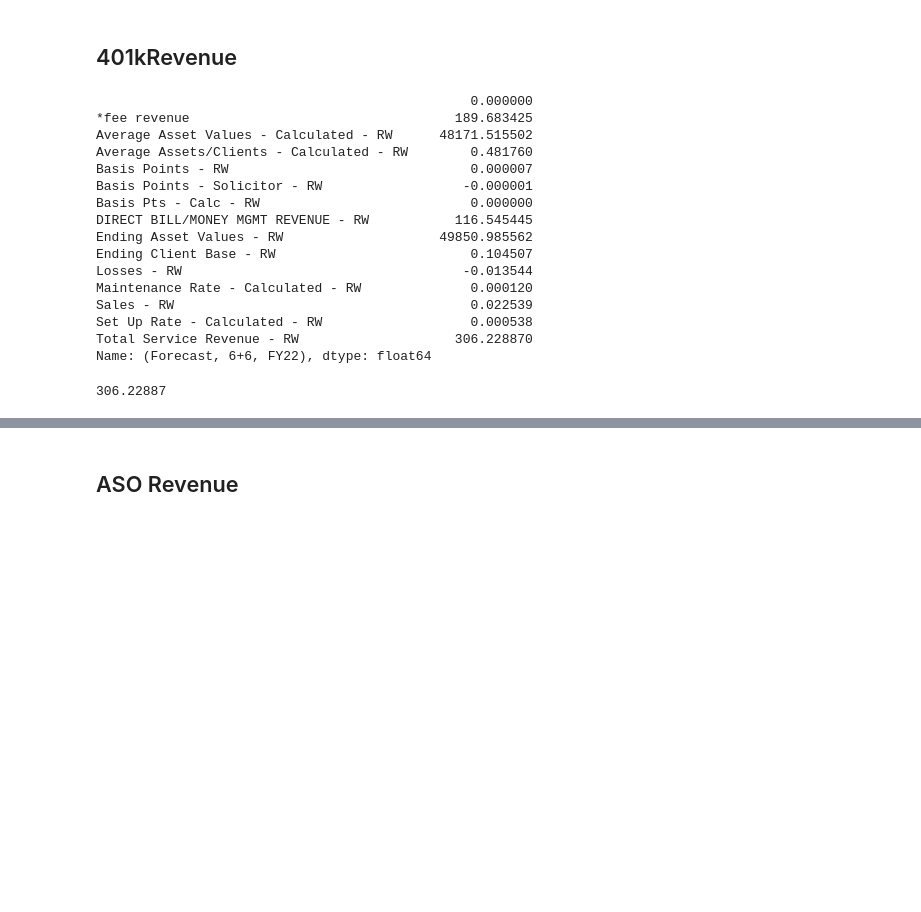
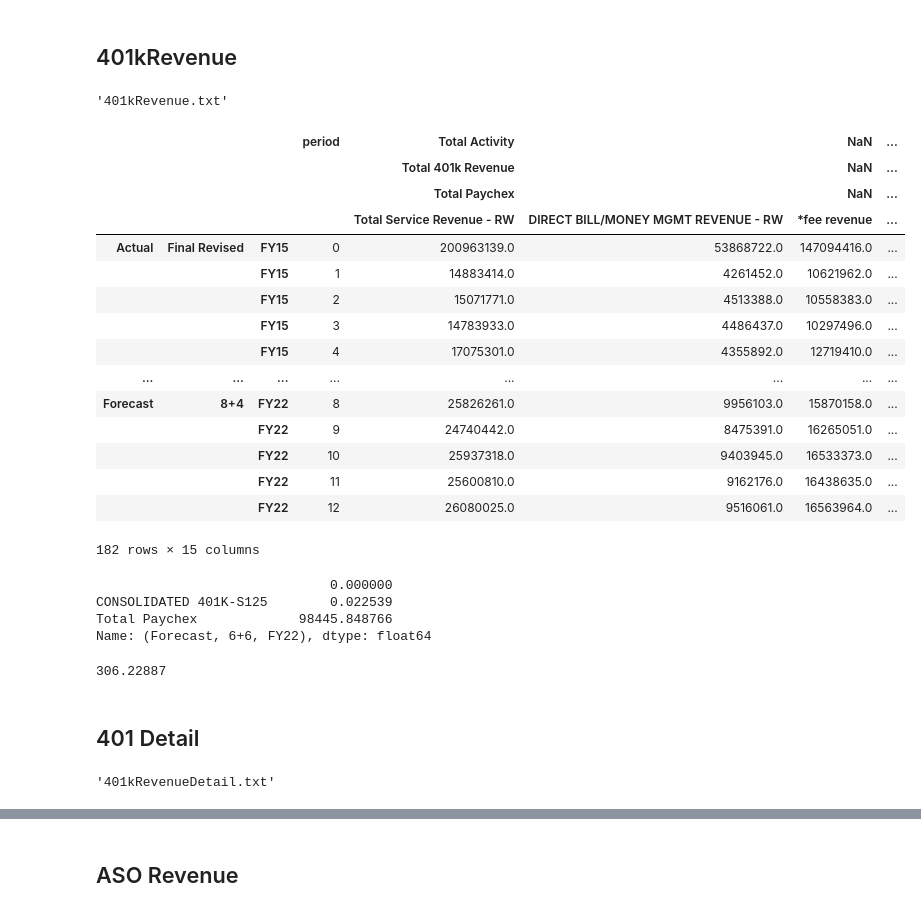
Before and after one commit to jluisjm/Paychex_revenue_forecast, a Jupyter notebook: clean_data.ipynb, the cells around one changed output, grey strips where cells are left out. Drawn from its saved outputs; the diff is of its cells as text; code cells hidden in the pictures; blank space fills up the shorter version.

Commit message:
clean data details

```diff
--- a/clean_data.ipynb
+++ b/clean_data.ipynb
@@ -94,5 +94,9 @@ blob_list
 # %% [markdown]
 ## 401kRevenue
+# %%
+blob_list[0]
+# %% [output]
+'401kRevenue.txt'
 # %%
 df = get_df(blob_service_client, blob_list[0], container= container_name)\
     .reset_index(-1)\
@@ -103,25 +107,32 @@ df['period'] = df['period']\
     .replace({'\nJun': 1, '\nJul': 2, '\nAug': 3, '\nSep': 4, '\nOct': 5, '\nNov': 6, '\nDec': 7, '\nJan': 8,
              '\nFeb': 9, '\nMar': 10, '\nApr': 11, '\nMay': 12, 'YearTotal':0})\
     .astype('int')
+# %%
+df
+# %% [output]
+|  |  |  | period | Total Activity |  | NaN | ... |
+|  |  |  |  | Total 401k Revenue |  | NaN | ... |
+|  |  |  |  | Total Paychex |  | NaN | ... |
+|  |  |  |  | Total Service Revenue - RW | DIRECT BILL/MONEY MGMT REVENUE - RW | *fee revenue | ... |
+| Actual | Final Revised | FY15 | 0 | 200963139.0 | 53868722.0 | 147094416.0 | ... |
+|  |  | FY15 | 1 | 14883414.0 | 4261452.0 | 10621962.0 | ... |
+|  |  | FY15 | 2 | 15071771.0 | 4513388.0 | 10558383.0 | ... |
+|  |  | FY15 | 3 | 14783933.0 | 4486437.0 | 10297496.0 | ... |
+|  |  | FY15 | 4 | 17075301.0 | 4355892.0 | 12719410.0 | ... |
+| ... | ... | ... | ... | ... | ... | ... | ... |
+| Forecast | 8+4 | FY22 | 8 | 25826261.0 | 9956103.0 | 15870158.0 | ... |
+|  |  | FY22 | 9 | 24740442.0 | 8475391.0 | 16265051.0 | ... |
+|  |  | FY22 | 10 | 25937318.0 | 9403945.0 | 16533373.0 | ... |
+|  |  | FY22 | 11 | 25600810.0 | 9162176.0 | 16438635.0 | ... |
+|  |  | FY22 | 12 | 26080025.0 | 9516061.0 | 16563964.0 | ... |
+182 rows × 15 columns
 # %%
 df[df['period']==0]\
-    .loc[("Forecast","6+6","FY22"),:].groupby(level=3).sum()/1000000
+    .loc[("Forecast","6+6","FY22"),:].groupby(level=2).sum()/1000000
 # %% [output]
-                                                0.000000
-*fee revenue                                  189.683425
-Average Asset Values - Calculated - RW      48171.515502
-Average Assets/Clients - Calculated - RW        0.481760
-Basis Points - RW                               0.000007
-Basis Points - Solicitor - RW                  -0.000001
-Basis Pts - Calc - RW                           0.000000
-DIRECT BILL/MONEY MGMT REVENUE - RW           116.545445
-Ending Asset Values - RW                    49850.985562
-Ending Client Base - RW                         0.104507
-Losses - RW                                    -0.013544
-Maintenance Rate - Calculated - RW              0.000120
-Sales - RW                                      0.022539
-Set Up Rate - Calculated - RW                   0.000538
-Total Service Revenue - RW                    306.228870
+                              0.000000
+CONSOLIDATED 401K-S125        0.022539
+Total Paychex             98445.848766
 Name: (Forecast, 6+6, FY22), dtype: float64
 # %%
 df[df['period']==0]\
@@ -129,3 +140,9 @@ df[df['period']==0]\
          ("Total Activity","Total 401k Revenue", "Total Paychex", "Total Service Revenue - RW")]/1000000
 # %% [output]
 306.22887
+# %% [markdown]
+## 401 Detail
+# %%
+blob_list[1]
+# %% [output]
+'401kRevenueDetail.txt'
```
Also changed, not shown: parts of 42 cells of this notebook, 4 other files.
